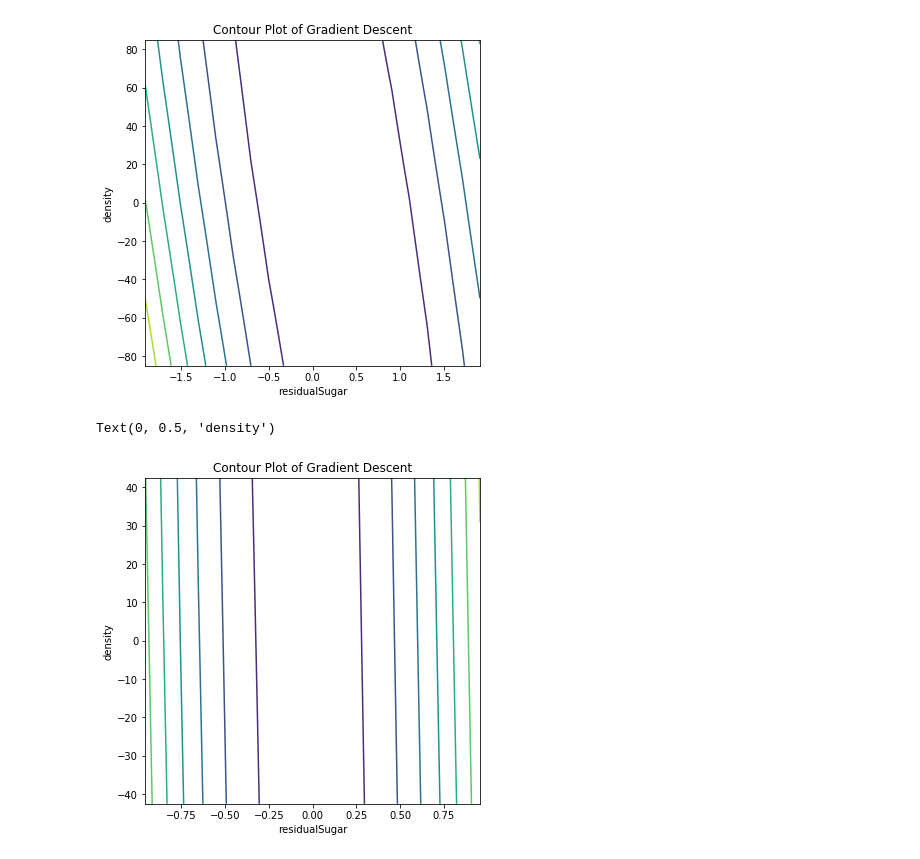
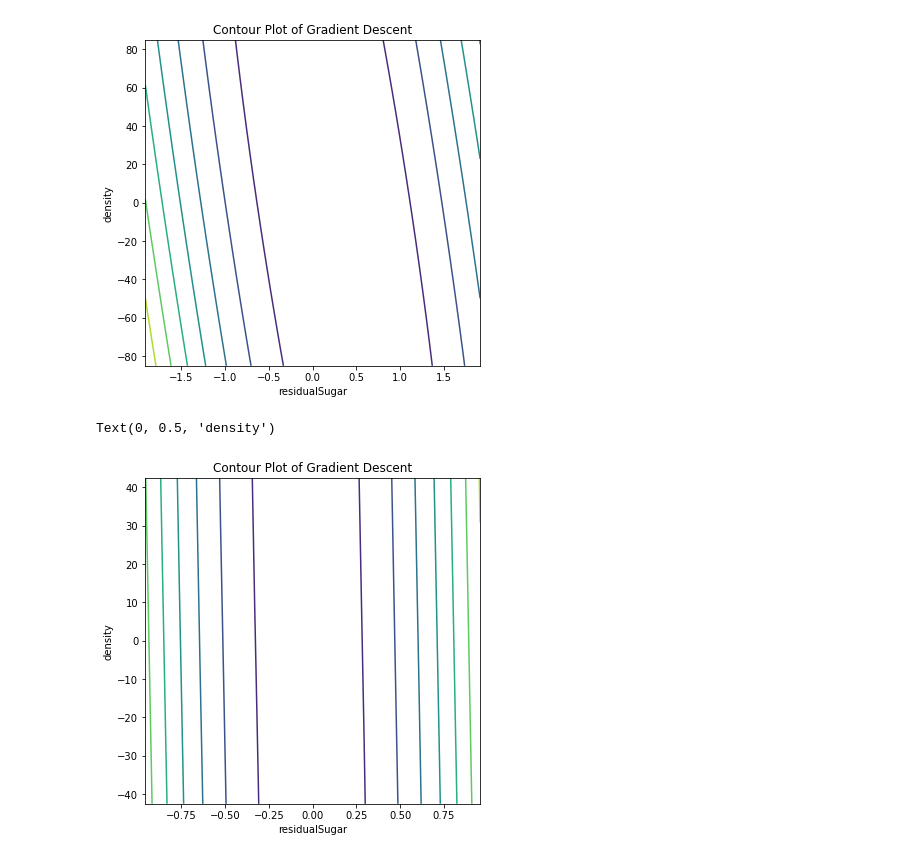
Before and after one commit to kalkofja/DataScienceLeuphana, a Jupyter notebook: Einführung maschinelles Lernen/ProblemSet2.ipynb, the cells around one changed output. Drawn from its saved outputs; the diff is of its cells as text; code cells hidden in the pictures.

```diff
--- a/Einführung maschinelles Lernen/ProblemSet2.ipynb
+++ b/Einführung maschinelles Lernen/ProblemSet2.ipynb
@@ -118,8 +120,8 @@ residualSugar    0.191306
 density          8.511652
 dtype: float64
 # %%
-w0 = np.linspace(-wight[0]*10,wight[0]*10,20)
-w1 = np.linspace(-wight[1]*10,wight[1]*10,20)
+w0 = np.linspace(-wight[0]*10,wight[0]*10,100)
+w1 = np.linspace(-wight[1]*10,wight[1]*10,100)
 mse_vals = np.zeros(shape=(w0.size, w1.size))
 for i, value1 in enumerate(w0):
     for j, value2 in enumerate(w1):
@@ -136,18 +138,18 @@ Text(0, 0.5, 'density')
 # %%
 x_train_scaled = (x_train - DF_Task2.mean()) / DF_Task2.std()
 # %%
-w0 = np.linspace(-wight[0]*5,wight[0]*5,20)
-w1 = np.linspace(-wight[1]*5,wight[1]*5,20)
+w0 = np.linspace(-wight[0]*5,wight[0]*5,50)
+w1 = np.linspace(-wight[1]*5,wight[1]*5,50)
 mse_vals = np.zeros(shape=(w0.size, w1.size))
 for i, value1 in enumerate(w0):
     for j, value2 in enumerate(w1):
         w_temp = np.array((value1,value2))
         mse_vals[i, j] = np.mean((gradient_descent(x_train_scaled,y_train,w_temp)[1]))
 plt.figure(figsize=(6,6))
 plt.contour(w0, w1, mse_vals)
 plt.title("Contour Plot of Gradient Descent")
 plt.xlabel("residualSugar")
 plt.ylabel("density")
 # %% [output]
 Text(0, 0.5, 'density')
-[figure, old version]
+[figure, new version]
```
Also changed, not shown: parts of 4 cells of this notebook.
